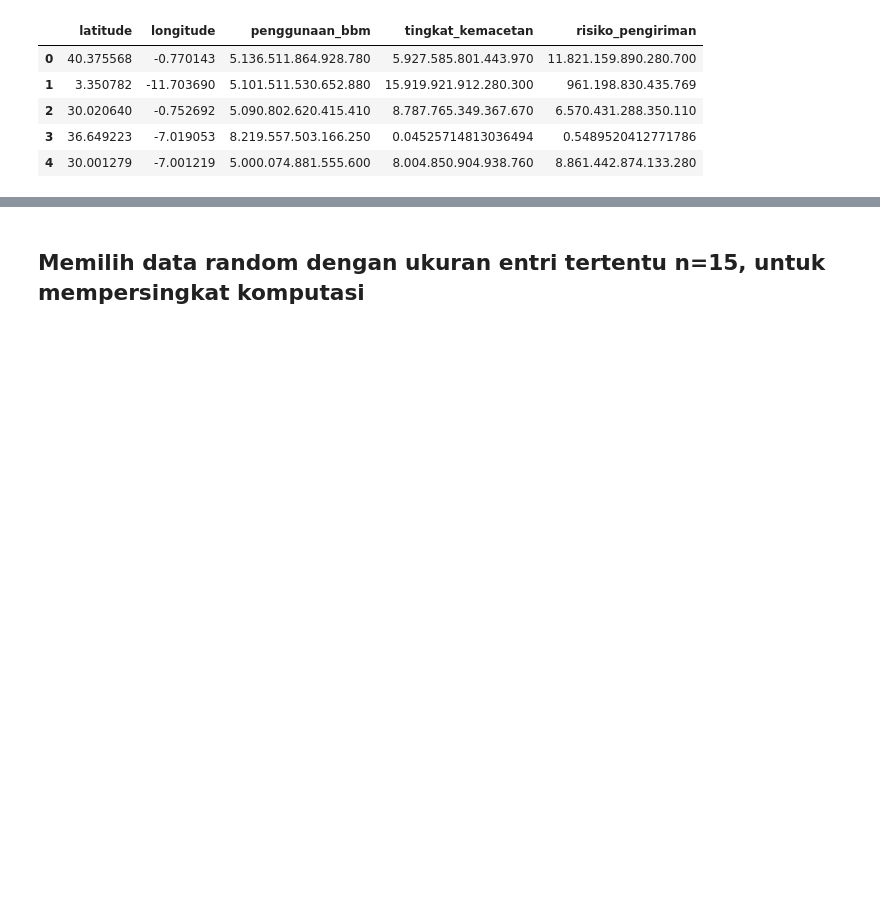
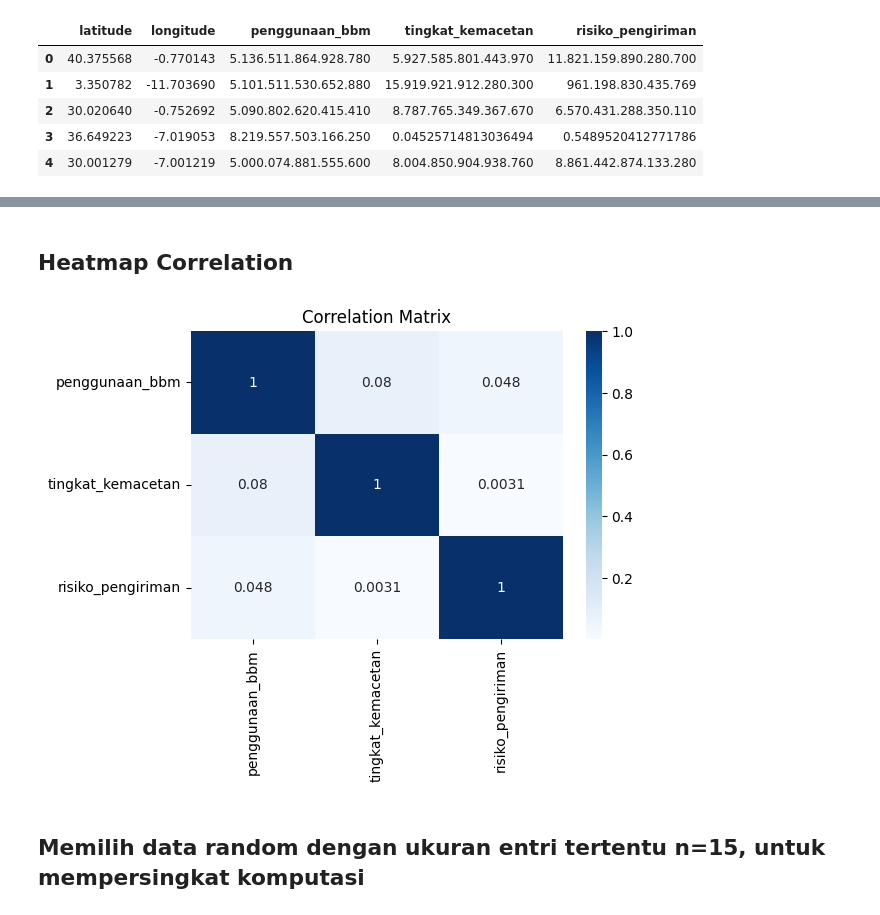
Before and after one commit to amelrdini/smart-route-optimization, a Jupyter notebook: Route_Planning_and_Optimizitation.ipynb, the cells around one changed output, grey strips where cells are left out. Cells and saved outputs as stored; diff of their text form; code cells hidden in the pictures; blank space fills up the shorter version.

```diff
--- a/Route_Planning_and_Optimizitation.ipynb
+++ b/Route_Planning_and_Optimizitation.ipynb
@@ -61,3 +178,26 @@ df.head()
+# %% [markdown]
+## **Heatmap Correlation**
+# %%
+import seaborn as sns
+
+plt.figure(figsize=(6,4))
+
+sns.heatmap(
+    df_eda[
+        [
+            'penggunaan_bbm',
+            'tingkat_kemacetan',
+            'risiko_pengiriman'
+        ]
+    ].corr(),
+    annot=True,
+    cmap='Blues'
+)
+
+plt.title("Correlation Matrix")
+plt.show()
+# %% [output]
+[figure, added]
 # %% [markdown]
 ## Memilih data random dengan ukuran entri tertentu n=15, untuk mempersingkat komputasi
 # %%
```
Also changed, not shown: parts of 20 cells of this notebook, 3 other files.
